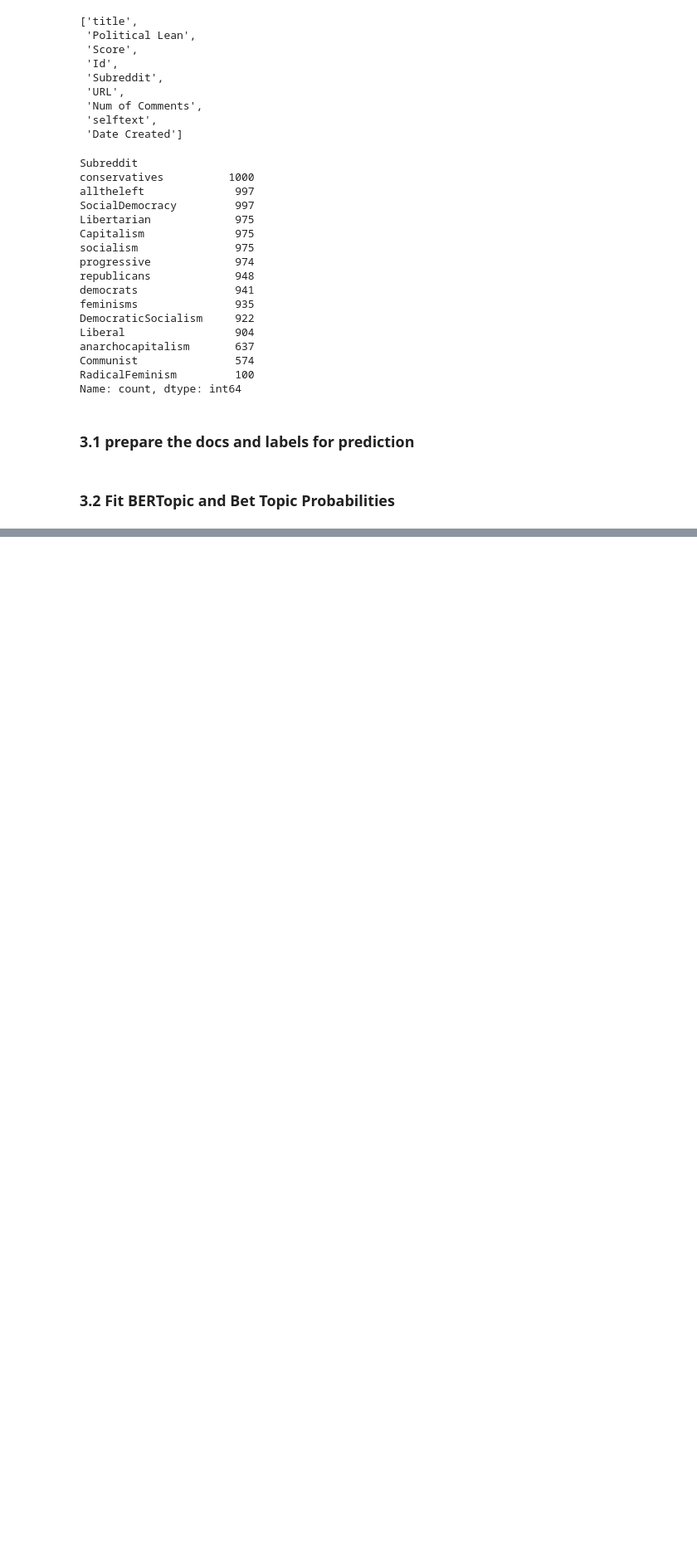
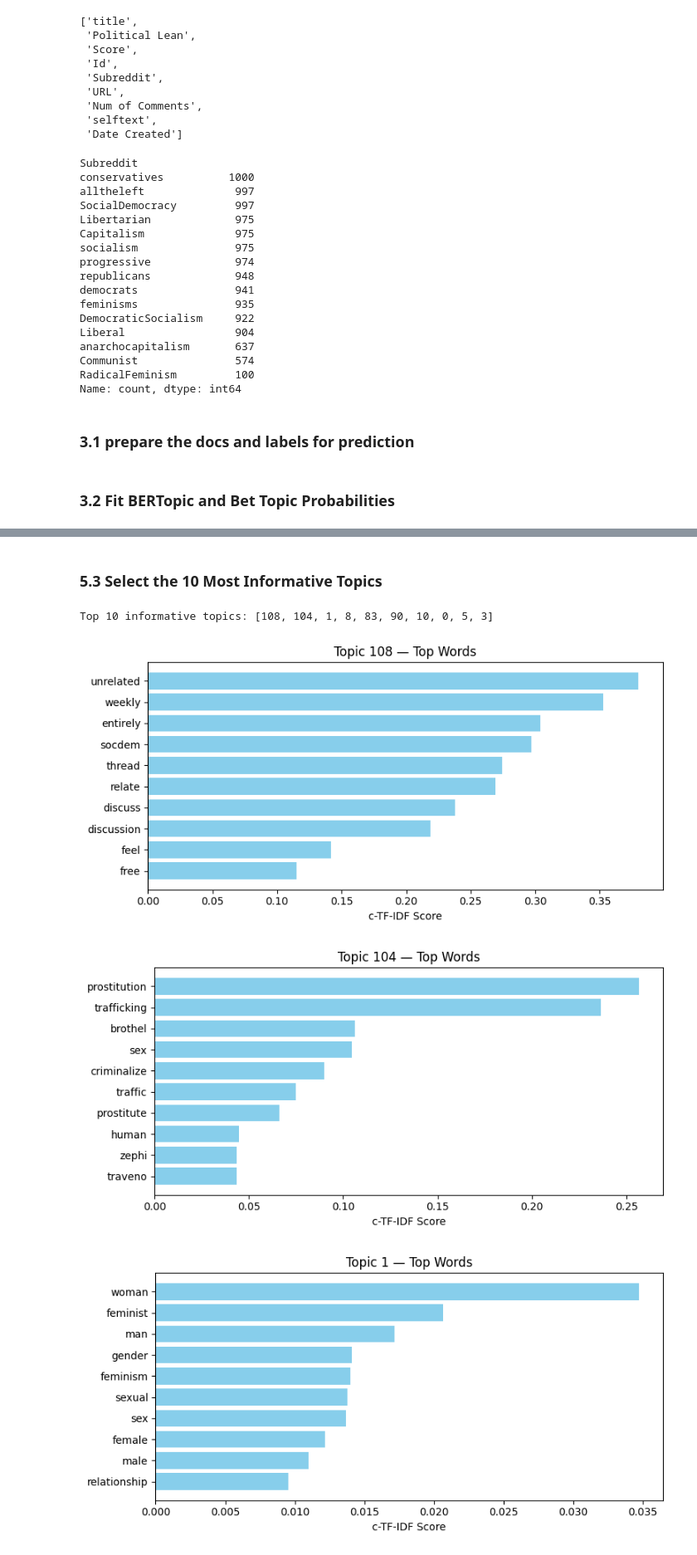
Before and after one commit to nathanaelambert/ConservativesLiberals, a Jupyter notebook: base_analysis.ipynb, the cells around one changed output, grey strips where cells are left out. Shown: that part at 83% size. Saved outputs shown, nothing was run; the diff lists cells and outputs as text; code cells hidden in the pictures; blank space fills up the shorter version.

Commit message:
Information Content

```diff
--- a/base_analysis.ipynb
+++ b/base_analysis.ipynb
@@ -187,0 +245,10 @@ plt.show()
+# %%
+# DataFrame: each row is a document, columns are topic probabilities, plus 'Subreddit'
+probs_df = pd.DataFrame(probs, columns=range(probs.shape[1]))
+probs_df['Subreddit'] = df['Subreddit'].values
+
+# Compute the mean probability of each topic in each subreddit
+topic_by_sub = probs_df.groupby('Subreddit').mean().T  # shape: n_topics x n_subreddits
+
+# Normalize so each topic's distribution across subreddits sums to 1
+topic_by_sub_norm = topic_by_sub.div(topic_by_sub.sum(axis=1), axis=0)
@@ -187,0 +257,33 @@ plt.show()
+# %%
+def entropy(p):
+    p = p[p > 0]  # avoid log(0)
+    return -np.sum(p * np.log2(p))
+
+n_subreddits = topic_by_sub_norm.shape[1]
+max_entropy = np.log2(n_subreddits)
+
+info_content = topic_by_sub_norm.apply(entropy, axis=1)
+info_content = max_entropy - info_content  # Higher = more informative
+# %% [markdown]
+### 5.3 Select the 10 Most Informative Topics
+# %%
+n_words = 10  # Number of top words to display per topic
+
+top_topics = info_content.nlargest(n_words).index.tolist()
+print(f"Top {n_words} informative topics:", top_topics)
+for tid in top_topics:
+    words_scores = topic_model.get_topic(tid)[:n_words]  # List of (word, score) tuples
+    words, scores = zip(*words_scores)
+
+    plt.figure(figsize=(8, 4))
+    plt.barh(words, scores, color='skyblue')
+    plt.xlabel("c-TF-IDF Score")
+    plt.title(f"Topic {tid} — Top Words")
+    plt.gca().invert_yaxis()  # Highest score at the top
+    plt.tight_layout()
+    plt.show()
+# %% [output]
+Top 10 informative topics: [108, 104, 1, 8, 83, 90, 10, 0, 5, 3]
+[figure, added]
+[figure, added]
+[figure, added]
```
Also changed, not shown: parts of 14 cells of this notebook.
